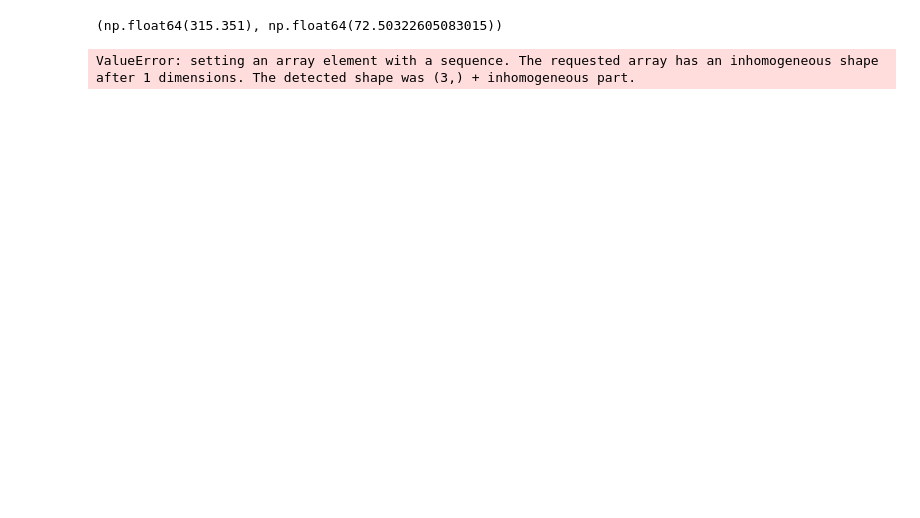
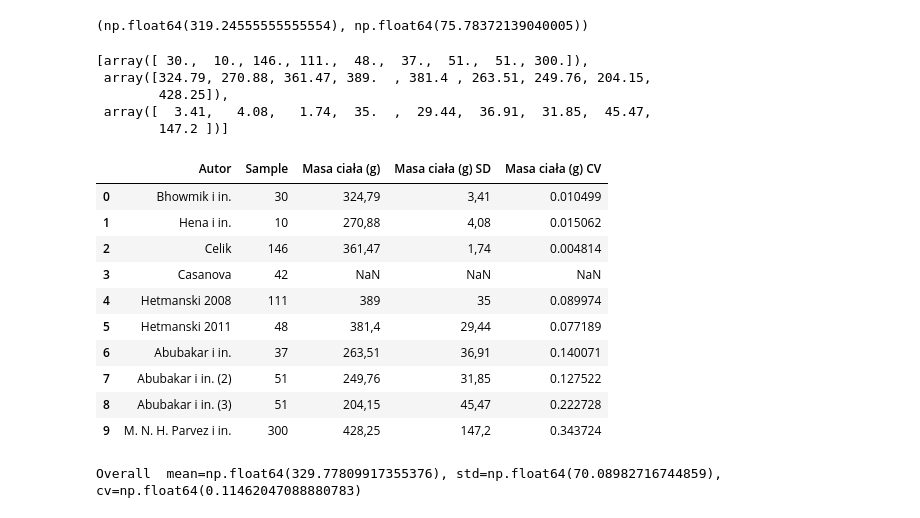
Before and after one commit to mateuszkojro/charakterystyka-morfometryczna-golebia-miejskiego, a Jupyter notebook: 12-different-studies-processing.ipynb, the cells around one changed output. Cells and saved outputs as stored; diff of their text form; code cells hidden in the pictures; blank space fills up the shorter version.

```diff
--- a/12-different-studies-processing.ipynb
+++ b/12-different-studies-processing.ipynb
@@ -31,21 +32,36 @@ df
+# %%
+data_cols = [
+    "Masa ciała (g)",
+    "Masa serca (g)",
+    "Masa wątroby (g)",
+    "Długość ciała (cm)",
+    "Rozpiętość skrzydeł (cm)",
+    "Długość głowy (cm)",
+    "Długość ogona (cm)",
+    "Obwód klatki (cm)",
+    "Długość skrzydła (cm)",
+    "Średnica stępu (cm)",
+]
+
+for col in data_cols:
+    df[col + " CV"] =  df[col + " SD"].dropna().apply(pl_to_float) / df[col].dropna().apply(pl_to_float)
 # %%
 df["Masa ciała (g)"].dropna().apply(pl_to_float).mean(),df["Masa ciała (g)"].dropna().apply(pl_to_float).std()
 # %% [output]
-(np.float64(315.351), np.float64(72.50322605083015))
+(np.float64(319.24555555555554), np.float64(75.78372139040005))
 # %%
 import numpy as np
 
 filter = df["Masa ciała (g)"].notna()
-
-groups = np.array(
-    [
-        df["Sample"][filter].apply(pl_to_float).to_numpy(),
-        df["Masa ciała (g)"].dropna().apply(pl_to_float).to_numpy(),
-        df["Masa ciała (g) SD"].dropna().apply(pl_to_float).to_numpy(),
-    ]
-)
-
-groups = [tuple(x) for x in groups.T[:-1]]
-groups
+masa = [
+    df["Sample"][filter].dropna().apply(pl_to_float).to_numpy(),
+    df["Masa ciała (g)"].dropna().apply(pl_to_float).to_numpy(),
+    df["Masa ciała (g) SD"].dropna().apply(pl_to_float).to_numpy(),
+]
+masa
 # %% [output]
-ValueError: setting an array element with a sequence. The requested array has an inhomogeneous shape after 1 dimensions. The detected shape was (3,) + inhomogeneous part.
+[array([ 30.,  10., 146., 111.,  48.,  37.,  51.,  51., 300.]),
+ array([324.79, 270.88, 361.47, 389.  , 381.4 , 263.51, 249.76, 204.15,
+        428.25]),
+ array([  3.41,   4.08,   1.74,  35.  ,  29.44,  36.91,  31.85,  45.47,
+        147.2 ])]
@@ -65,0 +68,25 @@ data_cols = [
+# %%
+df[["Autor", "Sample", "Masa ciała (g)",  "Masa ciała (g) SD", "Masa ciała (g) CV"]]
+# %% [output]
+|  | Autor | Sample | Masa ciała (g) | Masa ciała (g) SD | Masa ciała (g) CV |
+| 0 | Bhowmik i in. | 30 | 324,79 | 3,41 | 0.010499 |
+| 1 | Hena i in. | 10 | 270,88 | 4,08 | 0.015062 |
+| 2 | Celik | 146 | 361,47 | 1,74 | 0.004814 |
+| 3 | Casanova | 42 | NaN | NaN | NaN |
+| 4 | Hetmanski 2008 | 111 | 389 | 35 | 0.089974 |
+| 5 | Hetmanski 2011 | 48 | 381,4 | 29,44 | 0.077189 |
+| 6 | Abubakar i in. | 37 | 263,51 | 36,91 | 0.140071 |
+| 7 | Abubakar i in. (2) | 51 | 249,76 | 31,85 | 0.127522 |
+| 8 | Abubakar i in. (3) | 51 | 204,15 | 45,47 | 0.222728 |
+| 9 | M. N. H. Parvez i in. | 300 | 428,25 | 147,2 | 0.343724 |
+# %%
+
+groups = np.array(masa)
+
+groups = [tuple(x) for x in groups.T[:-1]]
+
+mean, std = combined_sample_stats(groups)
+cv = df["Masa ciała (g) CV"].mean()
+print(f"Overall  {mean=}, {std=}, {cv=}")
+# %% [output]
+Overall  mean=np.float64(329.77809917355376), std=np.float64(70.08982716744859), cv=np.float64(0.11462047088880783)
```
Also changed, not shown: parts of 3 cells of this notebook, 2 other files.
